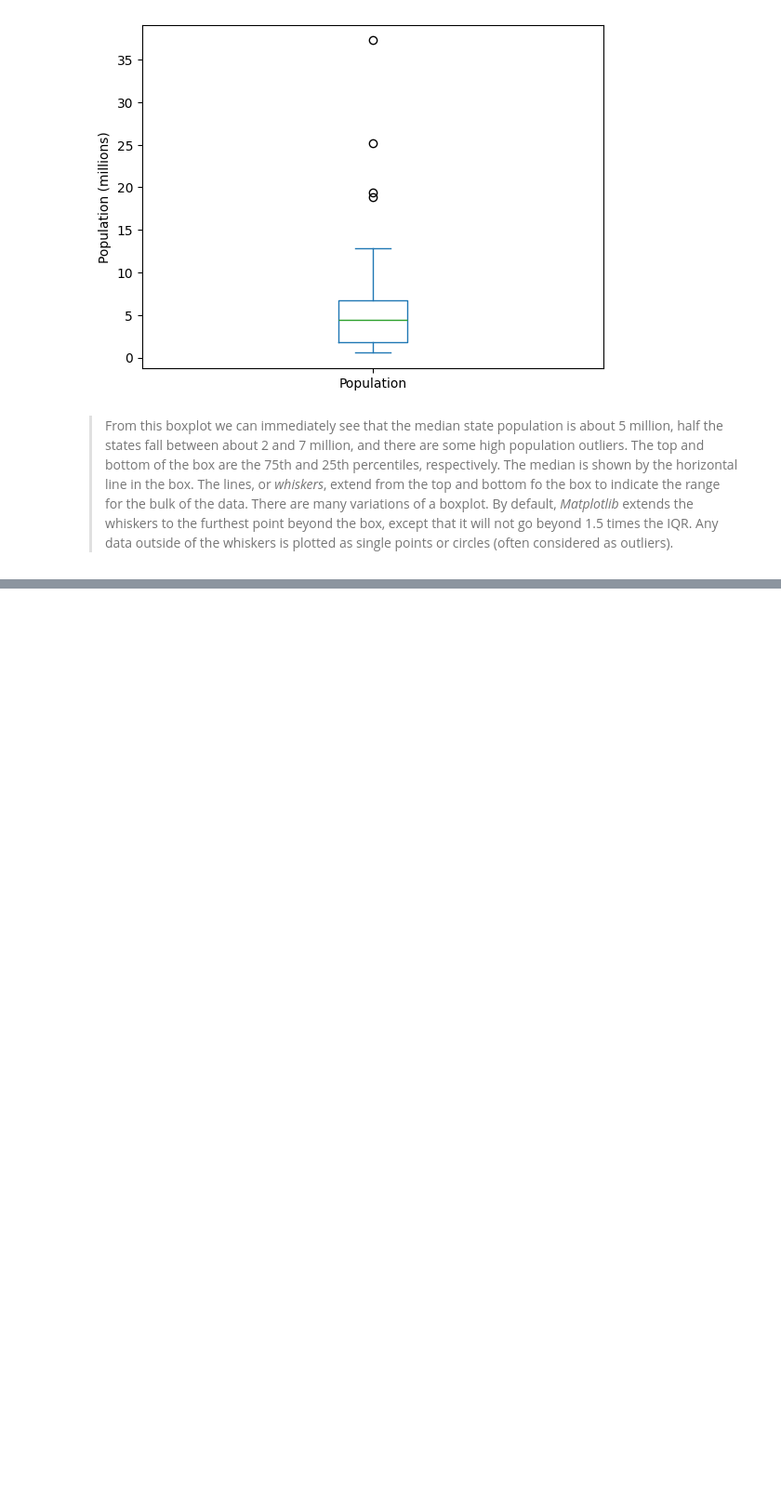
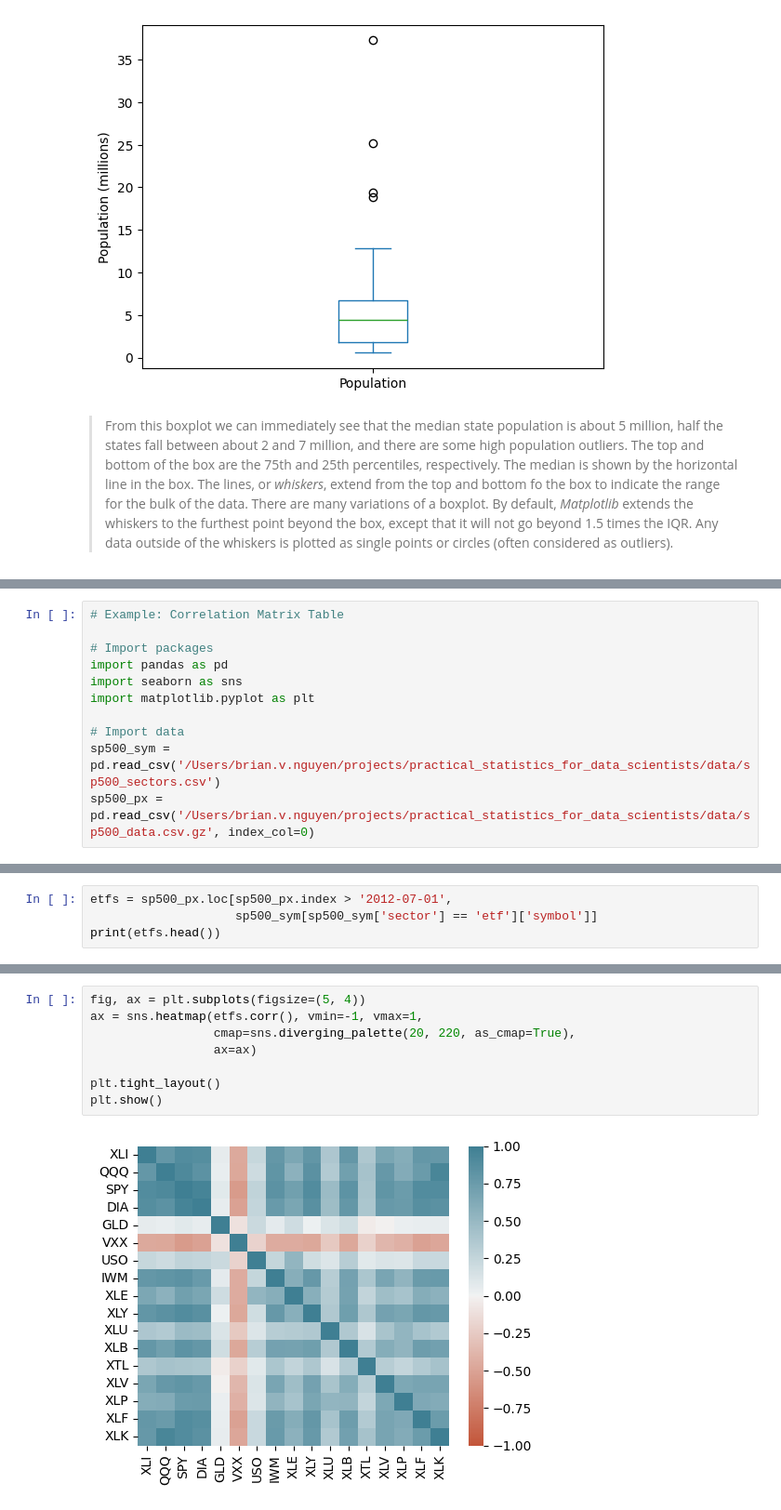
Before and after one commit to brian-vu-nguyen/practical_statistics_for_data_scientists, a Jupyter notebook: notebooks/chapter_1.ipynb, the cells around one changed output, grey strips where cells are left out. Shown: that part at 93% size. Drawn from its saved outputs; the diff is of its cells as text; blank space fills up the shorter version.

```diff
--- a/notebooks/chapter_1.ipynb
+++ b/notebooks/chapter_1.ipynb
@@ -354,0 +552,11 @@ Text(0, 0.5, 'Population (millions)')
+# %%
+# Example: Correlation Matrix Table
+
+# Import packages
+import pandas as pd
+import seaborn as sns
+import matplotlib.pyplot as plt
+
+# Import data
+sp500_sym = pd.read_csv('/Users/brian.v.nguyen/projects/practical_statistics_for_data_scientists/data/sp500_sectors.csv')
+sp500_px = pd.read_csv('/Users/brian.v.nguyen/projects/practical_statistics_for_data_scientists/data/sp500_data.csv.gz', index_col=0)
@@ -354,0 +587,4 @@ Text(0, 0.5, 'Population (millions)')
+# %%
+etfs = sp500_px.loc[sp500_px.index > '2012-07-01',
+                    sp500_sym[sp500_sym['sector'] == 'etf']['symbol']]
+print(etfs.head())
@@ -354,0 +612,10 @@ Text(0, 0.5, 'Population (millions)')
+# %%
+fig, ax = plt.subplots(figsize=(5, 4))
+ax = sns.heatmap(etfs.corr(), vmin=-1, vmax=1,
+                 cmap=sns.diverging_palette(20, 220, as_cmap=True),
+                 ax=ax)
+
+plt.tight_layout()
+plt.show()
+# %% [output]
+[figure, added]
```
Also changed, not shown: parts of 42 cells of this notebook.
